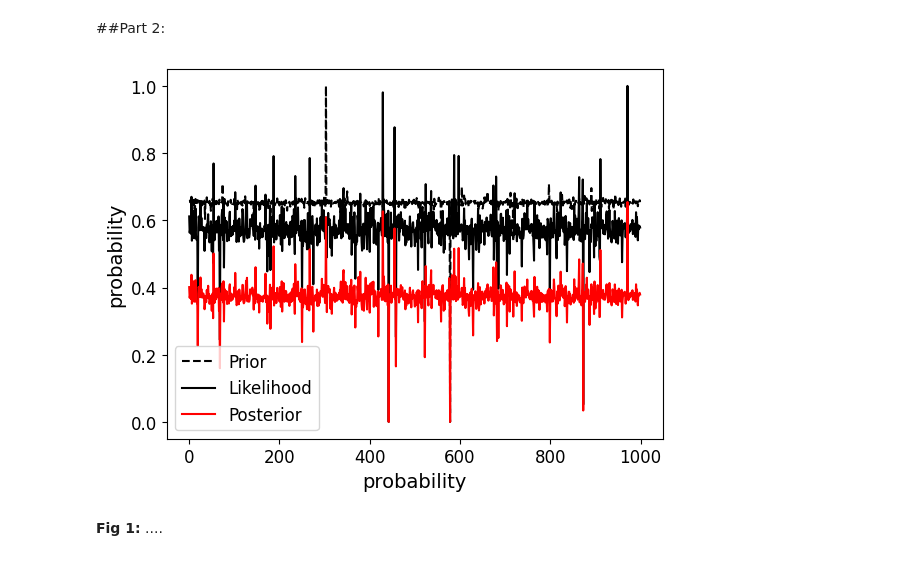
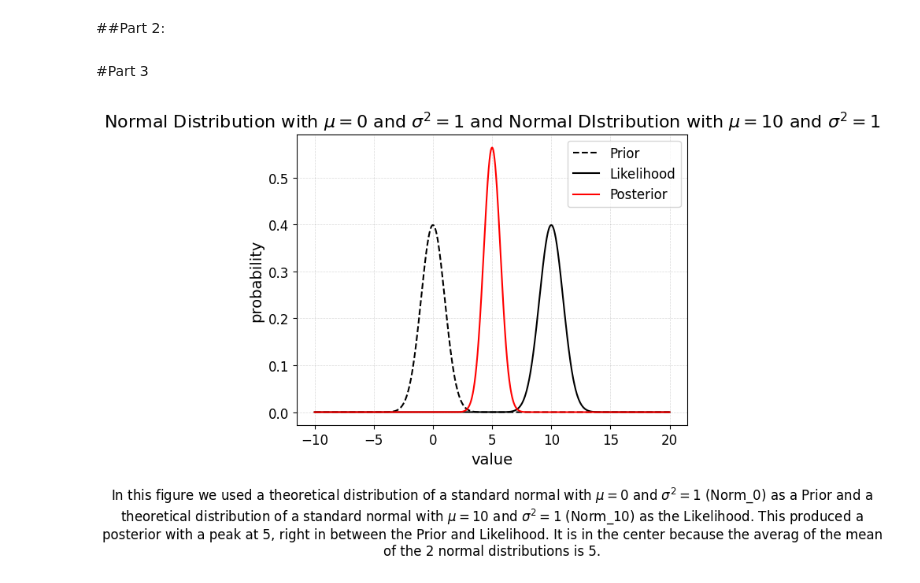
Before and after one commit to zberis/DSPS_ZBeris, a Jupyter notebook: HW2/Copy_of_Instructions_Bayesian_posteriors.ipynb, the cells around one changed output. Drawn from its saved outputs; the diff is of its cells as text; code cells hidden in the pictures.

```diff
--- a/HW2/Copy_of_Instructions_Bayesian_posteriors.ipynb
+++ b/HW2/Copy_of_Instructions_Bayesian_posteriors.ipynb
@@ -93,20 +92,14 @@ ax.spines["right"].set_visible(False)
 ##Part 2:
 # %%
 def posterior(prior, likelihood):
-  normalized_prior = (prior - prior.min()) / (prior.max() - prior.min())
-  normalized_likelihood = (likelihood - likelihood.min()) / (likelihood.max() - likelihood.min())
-  this_posterior =  normalized_prior*normalized_likelihood
-
-  plt.plot(normalized_prior, label = "Prior", color = "black", linestyle = "--")
-  plt.plot(normalized_likelihood, label = "Likelihood", color = "black")
-  plt.plot(this_posterior, label = "Posterior", color = "red")
+  normalized_prior = (prior)/(np.sum(prior)) * 10**3
+  normalized_likelihood = (likelihood)/ (np.sum(likelihood)) * 10**3
+  this_posterior =  prior*likelihood
+  normalized_posterior = (this_posterior)/(np.sum(this_posterior)) * 10**3
+  plt.plot(np.arange(-10,20,.001),normalized_prior, label = "Prior", color = "black", linestyle = "--")
+  plt.plot(np.arange(-10,20,.001),normalized_likelihood, label = "Likelihood", color = "black")
+  plt.plot(np.arange(-10,20,.001),normalized_posterior, label = "Posterior", color = "red")
+  plt.grid(True, linestyle="--", linewidth=0.5, color="gray", alpha=0.3)
   plt.legend()
-  plt.xlabel("probability") #all plots need axis labels!!
+  plt.xlabel("value") #all plots need axis labels!!
   plt.ylabel("probability") #all plots need axis labels!!
-# %%
-#function call
-posterior(tStudent_0, tStudent_10)
-# %% [output]
-[figure, removed]
-# %% [markdown]
-**Fig 1:** ....
@@ -114,0 +106,9 @@ posterior(tStudent_0, tStudent_10)
+# %% [markdown]
+#Part 3
+# %%
+#function call
+posterior(Norm_0, Norm_10)
+plt.title(r"Normal Distribution with $\mu = 0$ and $\sigma^2 = 1$ and Normal DIstribution with $\mu = 10$ and $\sigma^2 = 1$")
+plt.text(5, -0.3, r"In this figure we used a theoretical distribution of a standard normal with $\mu = 0$ and $\sigma^2 = 1$ (Norm_0) as a Prior and a theoretical distribution of a standard normal with $\mu = 10$ and $\sigma^2 = 1$ (Norm_10) as the Likelihood. This produced a posterior with a peak at 5, right in between the Prior and Likelihood. It is in the center because the averag of the mean of the 2 normal distributions is 5.", ha="center", wrap = True);
+# %% [output]
+[figure, added]
```
Also changed, not shown: parts of 11 cells of this notebook.
